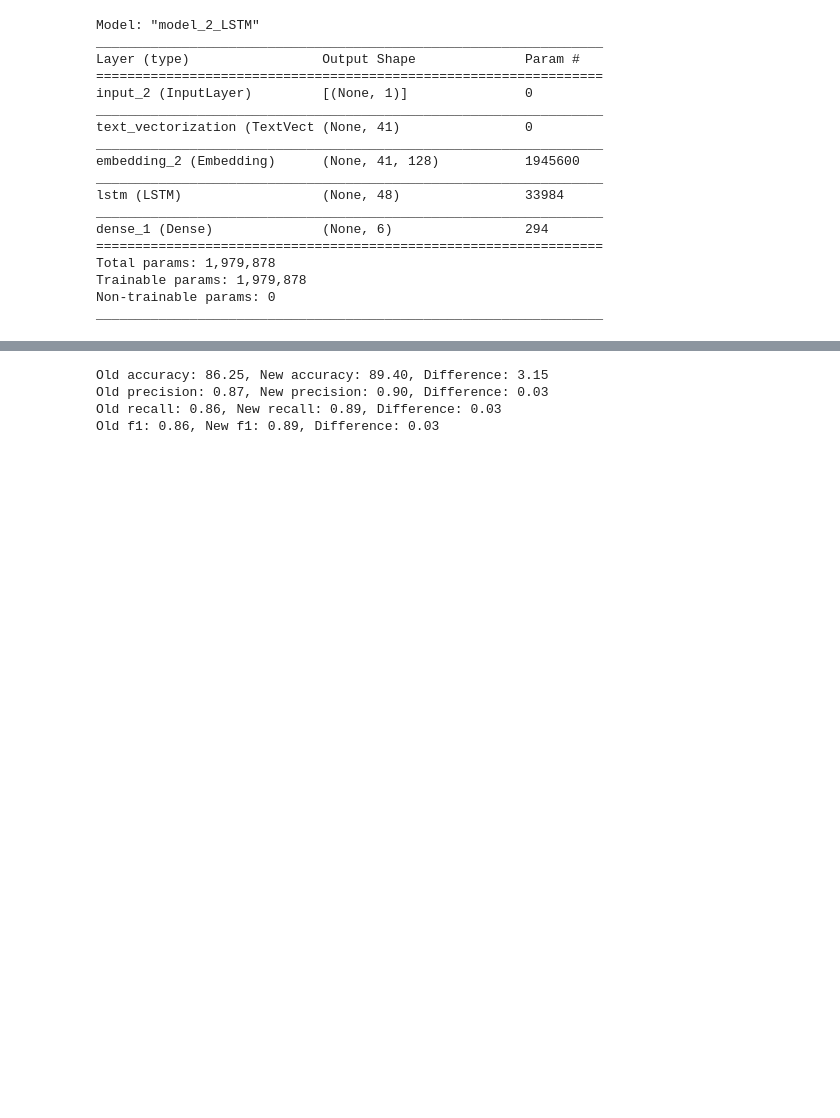
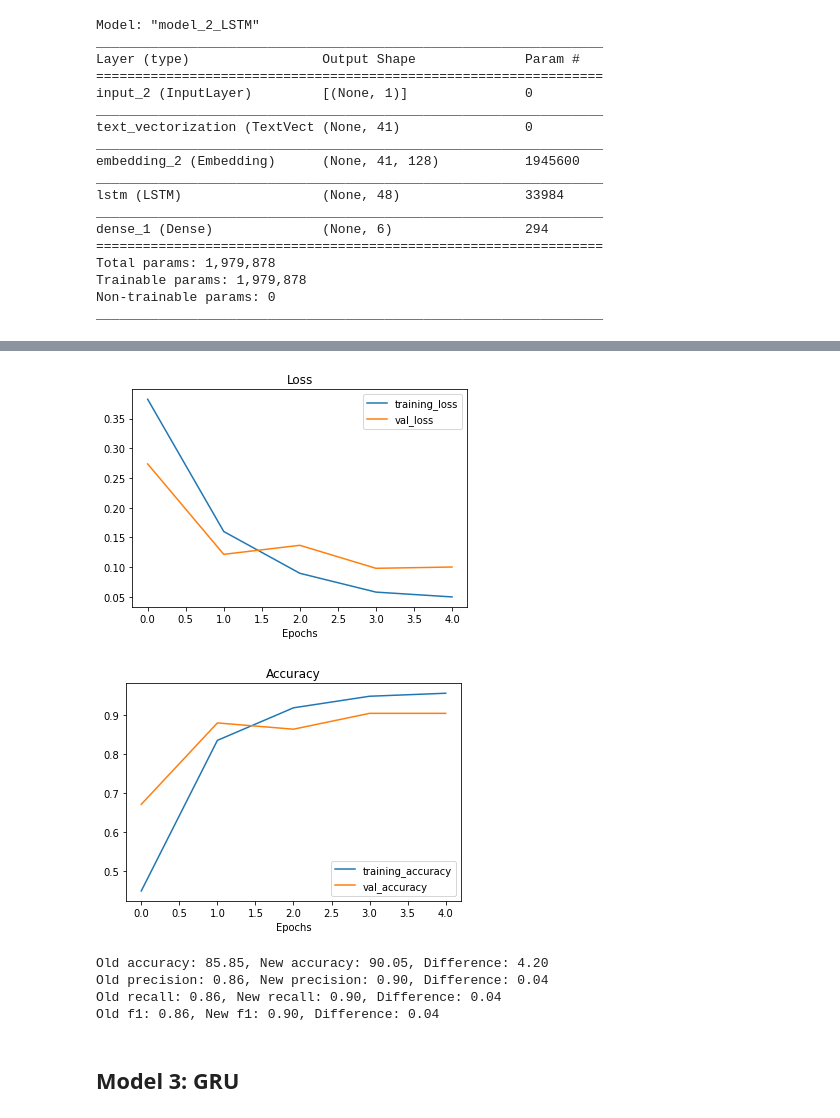
Before and after one commit to egehanasal/Emotion-Detection-From-Text, a Jupyter notebook: Emotion_detection_from_text.ipynb, the cells around one changed output, grey strips where cells are left out. Saved outputs shown, nothing was run; the diff lists cells and outputs as text; code cells hidden in the pictures; blank space fills up the shorter version.

Commit message:
Update Emotion_detection_from_text.ipynb
Added 2 more models

```diff
--- a/Emotion_detection_from_text.ipynb
+++ b/Emotion_detection_from_text.ipynb
@@ -646,2 +645,7 @@ model_2_results
+# %%
+plot_loss_curves(history_model_2)
+# %% [output]
+[figure, added]
+[figure, added]
 # %%
 # Create a helper function to compare our results
@@ -650,10 +654,12 @@ def compare_baseline_to_new_results(old_model_results, new_model_results):
     print(f"Old {key}: {value:.2f}, New {key}: {new_model_results[key]:.2f}, Difference: {new_model_results[key]-value:.2f}")
 # %%
 # Compare model_1's results with model_2's results
-compare_baseline_to_new_results(old_model_results=model_1_results,
-                                new_model_results=model_2_results)
+compare_results(old_model_results=model_1_results,
+                new_model_results=model_2_results)
 # %% [output]
-Old accuracy: 86.25, New accuracy: 89.40, Difference: 3.15
-Old precision: 0.87, New precision: 0.90, Difference: 0.03
-Old recall: 0.86, New recall: 0.89, Difference: 0.03
-Old f1: 0.86, New f1: 0.89, Difference: 0.03
+Old accuracy: 85.85, New accuracy: 90.05, Difference: 4.20
+Old precision: 0.86, New precision: 0.90, Difference: 0.04
+Old recall: 0.86, New recall: 0.90, Difference: 0.04
+Old f1: 0.86, New f1: 0.90, Difference: 0.04
+# %% [markdown]
+## Model 3: GRU
```
Also changed, not shown: parts of 40 cells of this notebook.
